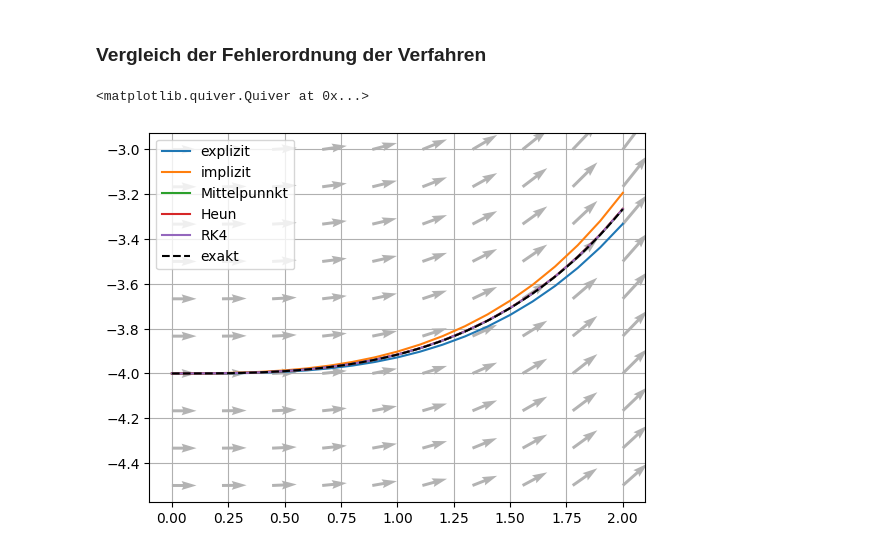
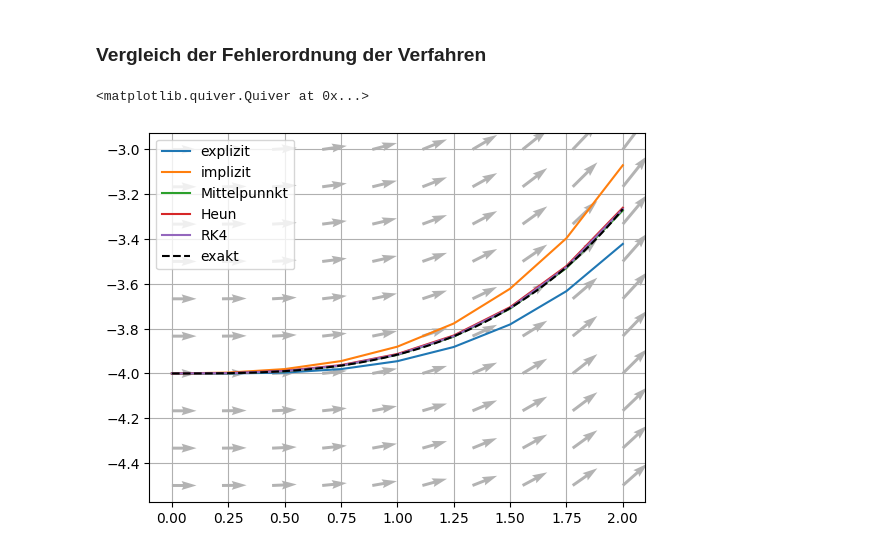
Before and after one commit to BieriCyril/ZHAW_STt_NUM1, a Jupyter notebook: NUM1_Praktikum_W10_W11.ipynb, the cells around one changed output. Drawn from its saved outputs; the diff is of its cells as text; code cells hidden in the pictures.

Commit message:
plot done

```diff
--- a/NUM1_Praktikum_W10_W11.ipynb
+++ b/NUM1_Praktikum_W10_W11.ipynb
@@ -254,7 +254,7 @@ yexact = lambda x: -np.sqrt(16 - (2/3) * x**3) ## exakte Lösung der DGL, mit tr
 # Startwerte aus aufgabenstellung
 y0 = -4
 x0 = 0
-h = 0.1
+h = 0.5
 xn = 2 ## wie oben
 
 ## EULER CALLEN WIE BEIPSIEL:
@@ -268,31 +268,31 @@ xrk, yrk = RK4(f, x0, y0, h , xn)
 
 
 ### Lösungen plotten:
 # numerische Lösungen
 plt.plot(xe, ye, label="explizit") # explizite punkte ausgeben
 plt.plot(xi, yi, label="implizit") # implizite punkte ausgeben
 
 ### Lösungen plotten:
 # numerische Lösungen
 plt.plot(xm, ym, label="Mittelpunnkt") # Mittelpunk punkte ausgeben
 plt.plot(xh, yh, label="Heun") # Heun punkte ausgeben
 plt.plot(xrk, yrk, label="RK4") # RK4 punkte ausgeben
 
 # exakte Lösung
 x_plot = np.linspace(0, 2, 200) ## 200 punkte erstellen
 plt.plot(x_plot, yexact(x_plot), 'k--', label="exakt") ## und dann ausgeben
 
 plt.legend()
 plt.grid()
 
 # gegeben:
 xq = np.linspace(0, 2, 10)        # x-Achse für Vektorfeld
 yq = np.linspace(-4.5, -3, 10)    # y-Achse für Vektorfeld
 X, Y = np.meshgrid(xq, yq)        # Raster aus den Achsen erzeugen
 u = lambda x, y: np.ones_like(x) # x' = 1
 v = lambda x, y: f(x, y)         # y' = f(x, y)
 # die Option angles = "xy" sorgt dafür, dass die Steigung an die Skalierung der Achsen angepasst wird
 plt.quiver(X, Y, u(X, Y), v(X, Y), angles = "xy", color = [.7,.7,.7])
 # %% [output]
 <matplotlib.quiver.Quiver at 0x...>
-[figure, old version]
+[figure, new version]
```
